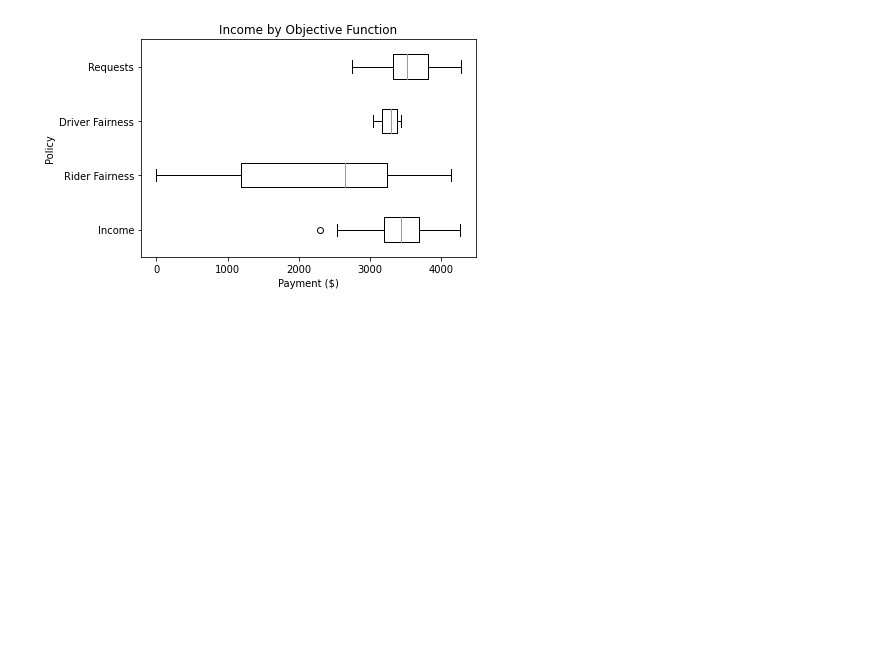
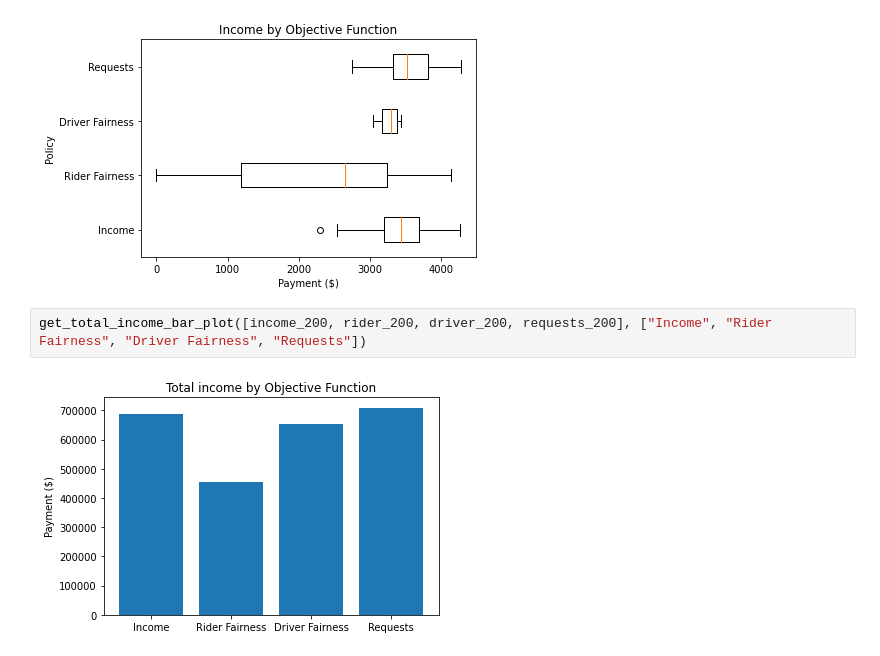
Before and after one commit to Veranep/fact-ai-group-25, a Jupyter notebook: generate_plots.ipynb, the cells around one changed output. Drawn from its saved outputs; the diff is of its cells as text; blank space fills up the shorter version.

```diff
--- a/generate_plots.ipynb
+++ b/generate_plots.ipynb
@@ -144,3 +167,7 @@ get_income_dist_plot([income_50, rider_50, driver_50, requests_50], ["Income", "
 get_income_dist_plot([income_200, rider_200, driver_200, requests_200], ["Income", "Rider Fairness", "Driver Fairness", "Requests"], 200)
 # %% [output]
 [figure]
+# %%
+get_total_income_bar_plot([income_200, rider_200, driver_200, requests_200], ["Income", "Rider Fairness", "Driver Fairness", "Requests"])
+# %% [output]
+[figure, added]
```
Also changed, not shown: parts of 4 cells of this notebook.
